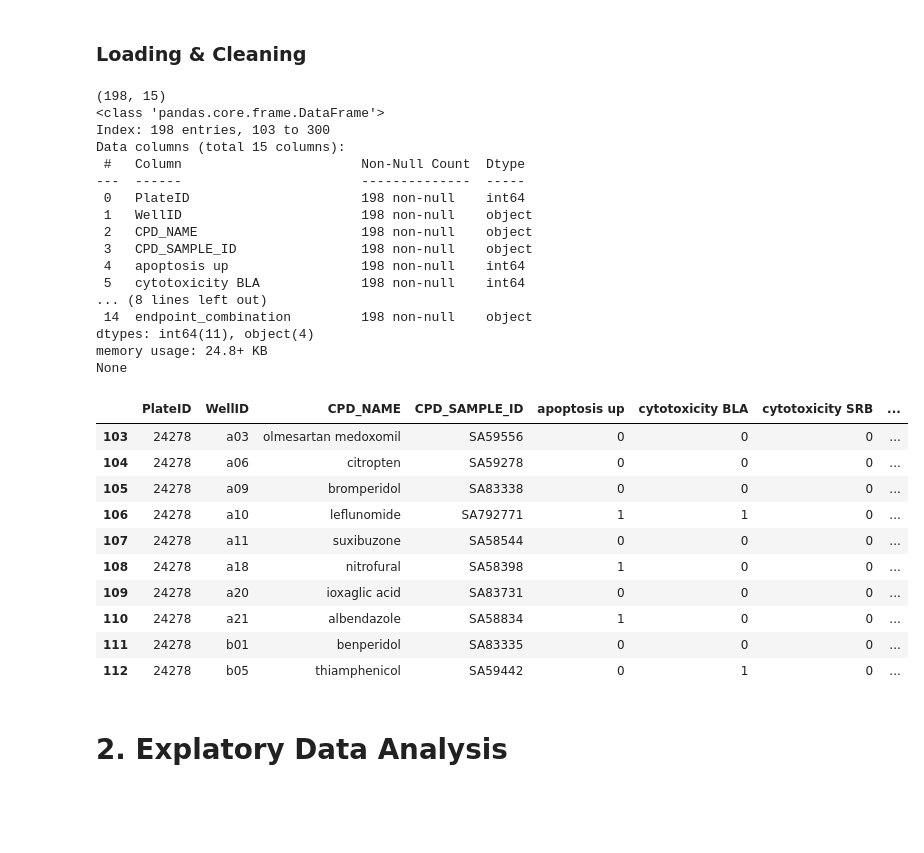
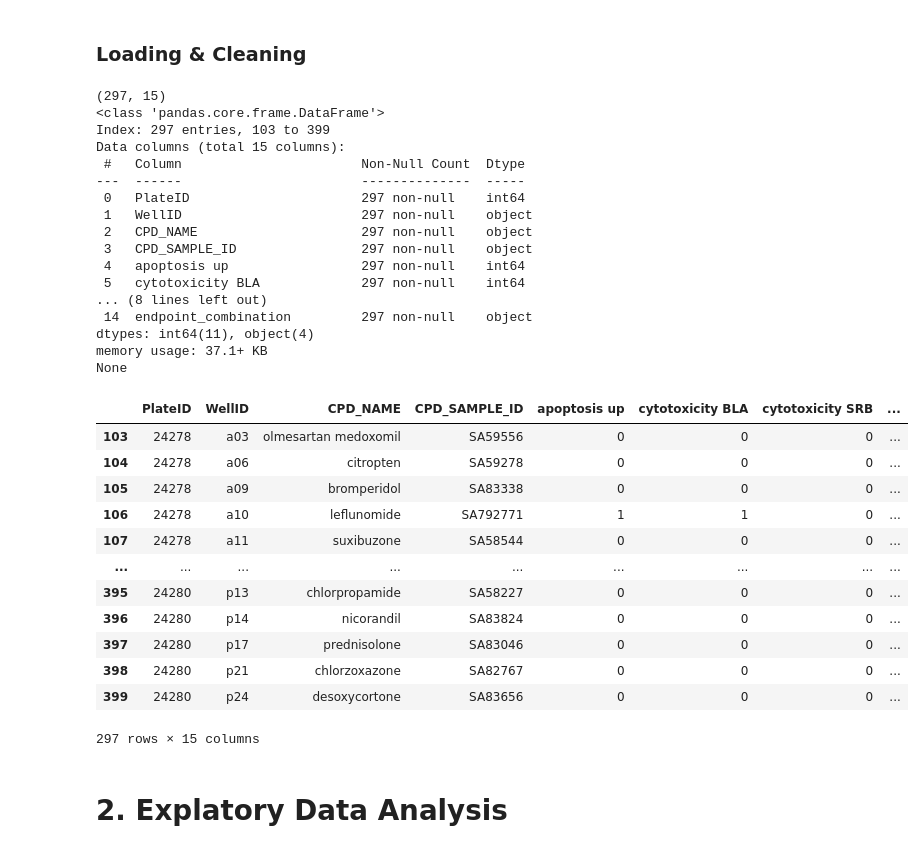
Before and after one commit to emreguler97/project-vermeer, a Jupyter notebook: project_vermeer.ipynb, the cells around one changed output. Drawn from its saved outputs; the diff is of its cells as text; code cells hidden in the pictures; blank space fills up the shorter version.

```diff
--- a/project_vermeer.ipynb
+++ b/project_vermeer.ipynb
@@ -177,8 +181,8 @@ def fix_columns(dataframes: dict):
 # %%
 # list of plate IDs being extracted
 analysis_mode = 'test'
-plate_list = {'live': [24278, 24279, 24280, 24293, 24294, 24295, 24296, 24297, 24300, 24301, 24302, 24303],
-              'test': [24278, 24279]}
+plate_list = {'live': [24279, 24280, 24293, 24294, 24295, 24296, 24300, 24301, 24302, 24303],
+              'test': [24279, 24280, 24293]}
 
 # dictionary of required columns inside each of the sqlite database tables
 df_columns = {}
@@ -340,49 +348,51 @@ biomorph.rename(columns={'Metadata_Plate': 'PlateID'}, inplace=True)
 biomorph.rename(columns={'Metadata_Well': 'WellID'}, inplace=True)
 
 # remove the unused plate information
 biomorph = biomorph[biomorph.PlateID.isin(plate_list[analysis_mode])]
 
 # create a column with total endpoint sum
 biomorph['total_endpoints'] = biomorph[endpoint_columns].sum(axis=1)
 
 # add a column with a tuple list of total endpoint activities
 biomorph['endpoint_combination'] = biomorph[endpoint_columns].apply(tuple, axis=1)
 
 # quick inspection
 print(biomorph.shape)
 print(biomorph.info())
 
 # print the snippet of the cleaned dataset
-biomorph.head(10)
+biomorph
 # %% [output]
-(198, 15)
+(297, 15)
 <class 'pandas.core.frame.DataFrame'>
-Index: 198 entries, 103 to 300
+Index: 297 entries, 103 to 399
 Data columns (total 15 columns):
  #   Column                       Non-Null Count  Dtype
 ---  ------                       --------------  -----
- 0   PlateID                      198 non-null    int64
- 1   WellID                       198 non-null    object
- 2   CPD_NAME                     198 non-null    object
- 3   CPD_SAMPLE_ID                198 non-null    object
- 4   apoptosis up                 198 non-null    int64
- 5   cytotoxicity BLA             198 non-null    int64
+ 0   PlateID                      297 non-null    int64
+ 1   WellID                       297 non-null    object
+ 2   CPD_NAME                     297 non-null    object
+ 3   CPD_SAMPLE_ID                297 non-null    object
+ 4   apoptosis up                 297 non-null    int64
+ 5   cytotoxicity BLA             297 non-null    int64
 ... (8 lines left out)
- 14  endpoint_combination         198 non-null    object
+ 14  endpoint_combination         297 non-null    object
 dtypes: int64(11), object(4)
-memory usage: 24.8+ KB
+memory usage: 37.1+ KB
 None
 |  | PlateID | WellID | CPD_NAME | CPD_SAMPLE_ID | apoptosis up | cytotoxicity BLA | cytotoxicity SRB | ... |
 | 103 | 24278 | a03 | olmesartan medoxomil | SA59556 | 0 | 0 | 0 | ... |
 | 104 | 24278 | a06 | citropten | SA59278 | 0 | 0 | 0 | ... |
 | 105 | 24278 | a09 | bromperidol | SA83338 | 0 | 0 | 0 | ... |
 | 106 | 24278 | a10 | leflunomide | SA792771 | 1 | 1 | 0 | ... |
 | 107 | 24278 | a11 | suxibuzone | SA58544 | 0 | 0 | 0 | ... |
-| 108 | 24278 | a18 | nitrofural | SA58398 | 1 | 0 | 0 | ... |
-| 109 | 24278 | a20 | ioxaglic acid | SA83731 | 0 | 0 | 0 | ... |
-| 110 | 24278 | a21 | albendazole | SA58834 | 1 | 0 | 0 | ... |
-| 111 | 24278 | b01 | benperidol | SA83335 | 0 | 0 | 0 | ... |
-| 112 | 24278 | b05 | thiamphenicol | SA59442 | 0 | 1 | 0 | ... |
+| ... | ... | ... | ... | ... | ... | ... | ... | ... |
+| 395 | 24280 | p13 | chlorpropamide | SA58227 | 0 | 0 | 0 | ... |
+| 396 | 24280 | p14 | nicorandil | SA83824 | 0 | 0 | 0 | ... |
+| 397 | 24280 | p17 | prednisolone | SA83046 | 0 | 0 | 0 | ... |
+| 398 | 24280 | p21 | chlorzoxazone | SA82767 | 0 | 0 | 0 | ... |
+| 399 | 24280 | p24 | desoxycortone | SA83656 | 0 | 0 | 0 | ... |
+297 rows × 15 columns
 # %% [markdown]
 # 2. Explatory Data Analysis
 # %% [markdown]
```
Also changed, not shown: parts of 43 cells of this notebook.
